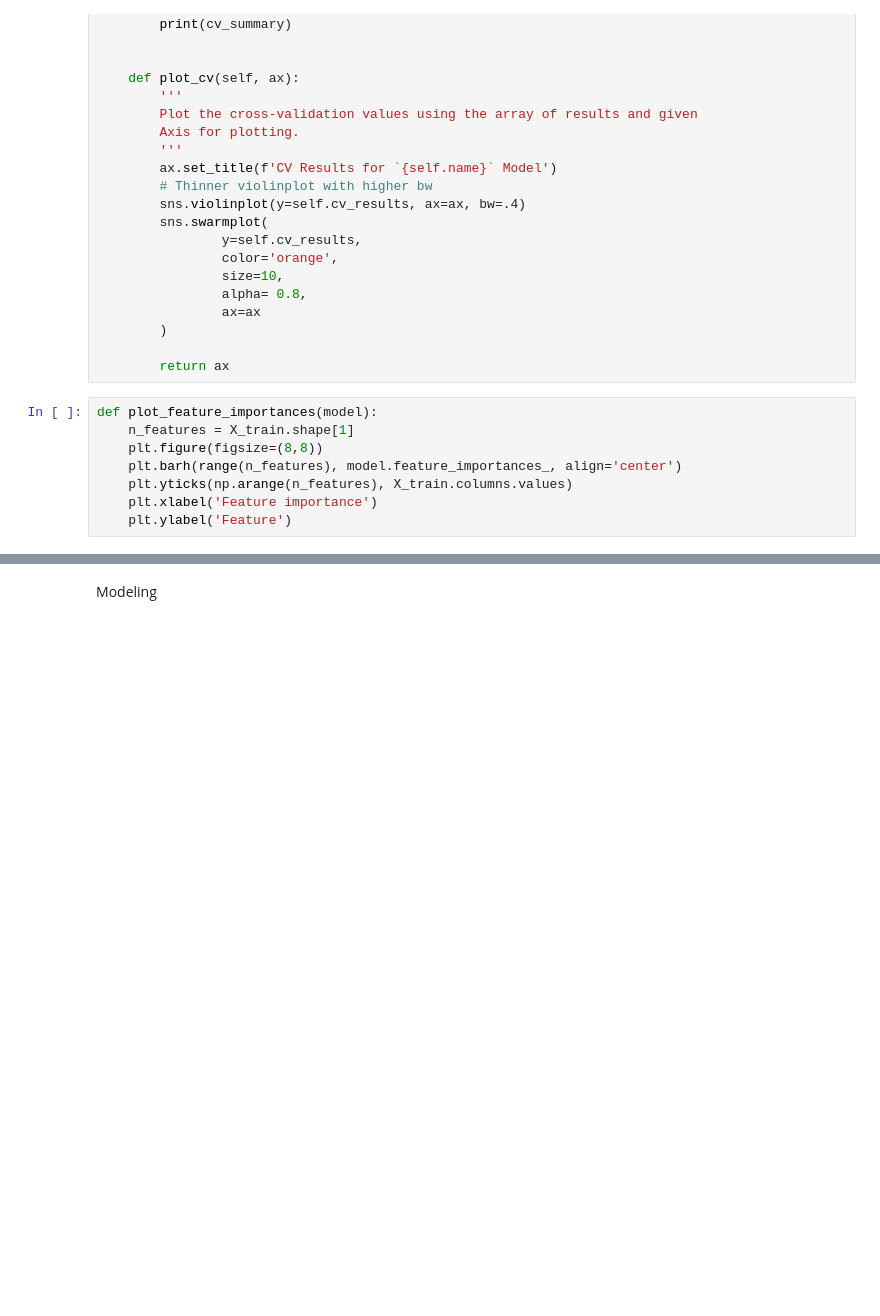
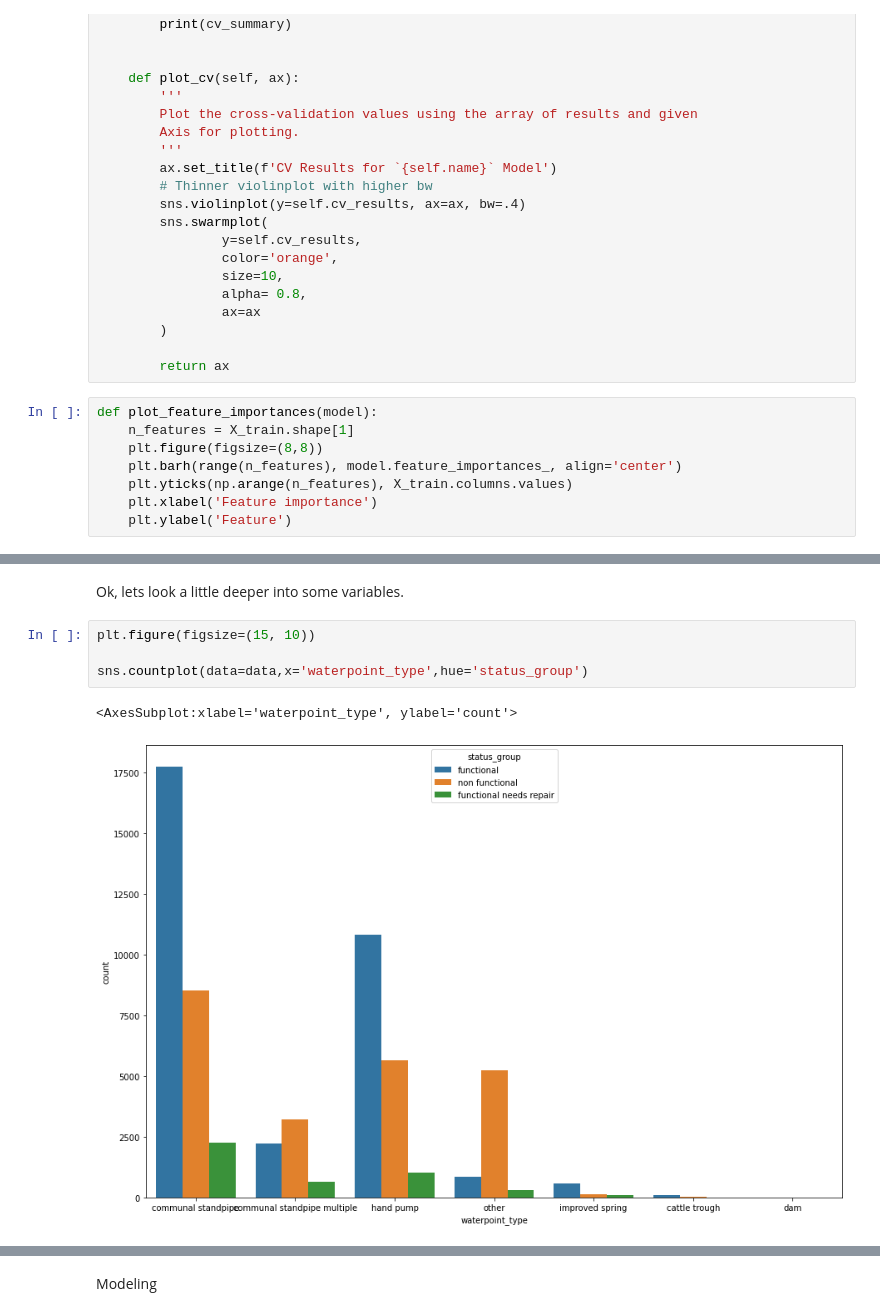
Before and after one commit to darthur93/Classification-P3, a Jupyter notebook: Notebook.ipynb, the cells around one changed output, grey strips where cells are left out. Saved outputs shown, nothing was run; the diff lists cells and outputs as text; blank space fills up the shorter version.

```diff
--- a/Notebook.ipynb
+++ b/Notebook.ipynb
@@ -275,0 +290,9 @@ def PrintEvaluation(y_train, y_test, X_train, X_test, train_preds, test_preds, m
+# %% [markdown]
+Ok, lets look a little deeper into some variables.
+# %%
+plt.figure(figsize=(15, 10))
+
+sns.countplot(data=data,x='waterpoint_type',hue='status_group')
+# %% [output]
+<AxesSubplot:xlabel='waterpoint_type', ylabel='count'>
+[figure, added]
```
Also changed, not shown: parts of 156 cells of this notebook.
